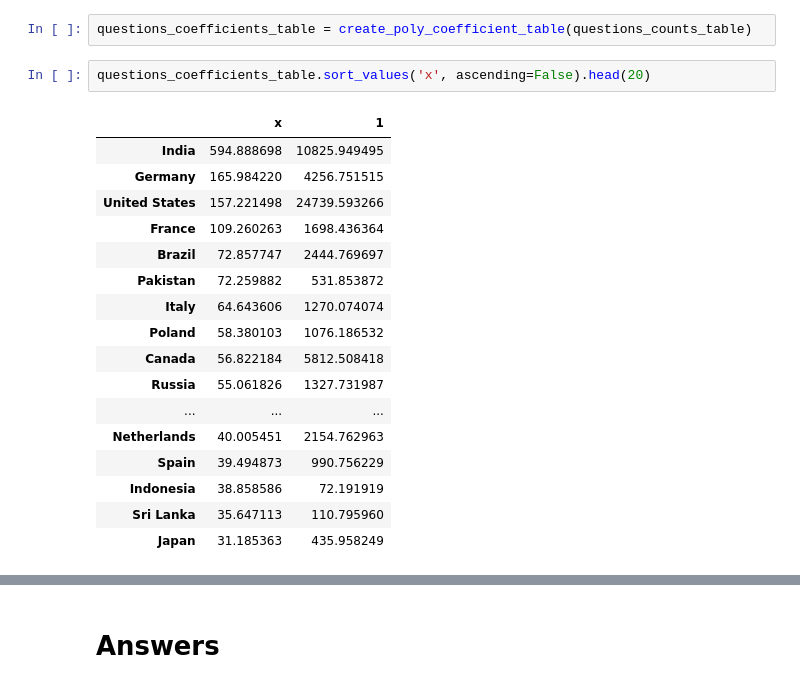
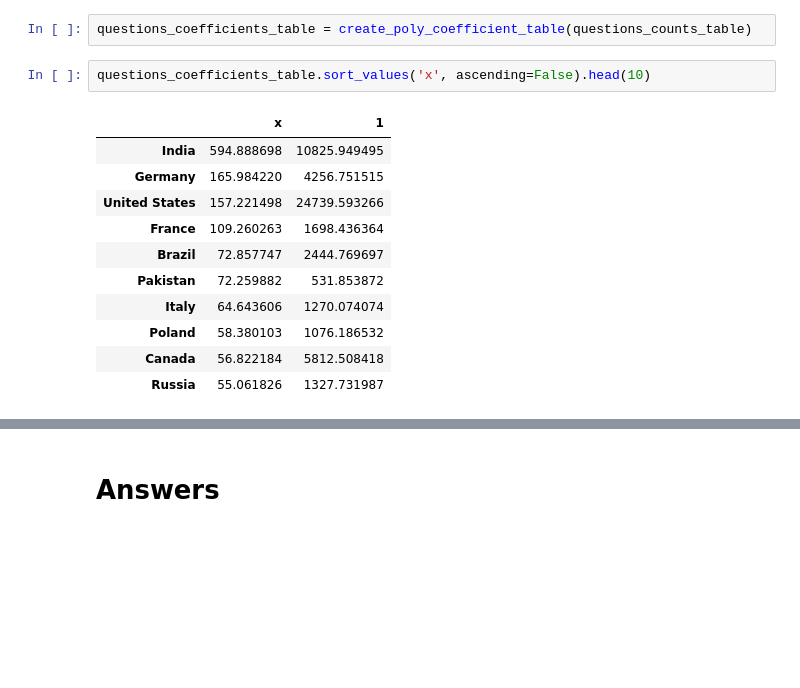
Before and after one commit to Laiser399/10s-BigDataEntrance, a Jupyter notebook: PythonScripts/util/regression/main.ipynb, the cells around one changed output, grey strips where cells are left out. Cells and saved outputs as stored; diff of their text form; blank space fills up the shorter version.

```diff
--- a/PythonScripts/util/regression/main.ipynb
+++ b/PythonScripts/util/regression/main.ipynb
@@ -61,23 +61,17 @@ questions_counts_table = load_counts_table('input/aggregations/questions.csv')
 # %%
 questions_coefficients_table = create_poly_coefficient_table(questions_counts_table)
 # %%
-questions_coefficients_table.sort_values('x', ascending=False).head(20)
+questions_coefficients_table.sort_values('x', ascending=False).head(10)
 # %% [output]
 |  | x | 1 |
 | India | 594.888698 | 10825.949495 |
 | Germany | 165.984220 | 4256.751515 |
 | United States | 157.221498 | 24739.593266 |
 | France | 109.260263 | 1698.436364 |
 | Brazil | 72.857747 | 2444.769697 |
 | Pakistan | 72.259882 | 531.853872 |
 | Italy | 64.643606 | 1270.074074 |
 | Poland | 58.380103 | 1076.186532 |
 | Canada | 56.822184 | 5812.508418 |
 | Russia | 55.061826 | 1327.731987 |
-| ... | ... | ... |
-| Netherlands | 40.005451 | 2154.762963 |
-| Spain | 39.494873 | 990.756229 |
-| Indonesia | 38.858586 | 72.191919 |
-| Sri Lanka | 35.647113 | 110.795960 |
-| Japan | 31.185363 | 435.958249 |
 # %%
```
Also changed, not shown: parts of 6 cells of this notebook.
